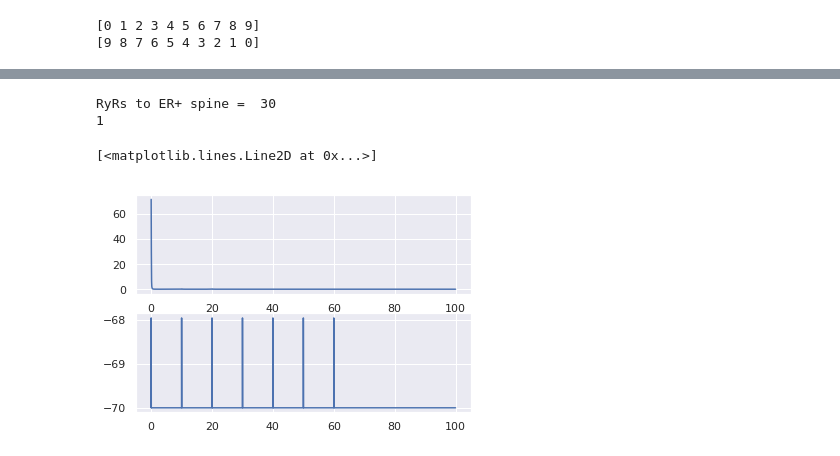
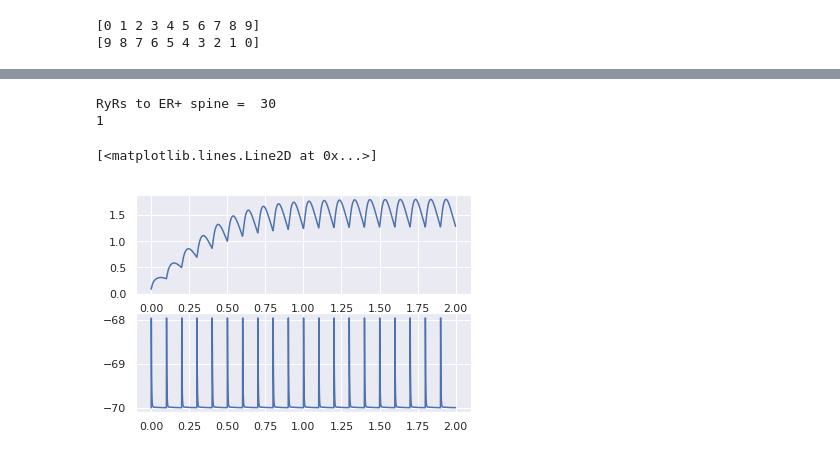
Before and after one commit to vjaltare/Metaplasticity-Memory, a Jupyter notebook: supplementary_RyR_analysis.ipynb, the cells around one changed output, grey strips where cells are left out. Saved outputs shown, nothing was run; the diff lists cells and outputs as text; code cells hidden in the pictures.

```diff
--- a/supplementary_RyR_analysis.ipynb
+++ b/supplementary_RyR_analysis.ipynb
@@ -55,7 +55,7 @@ e = 2.718
 ##############################################
 #### Prompting the user for input parameters:
 
-g_NMDAR,input_pattern,f_input,n_inputs,n_RyR = [65, 'rdp', 10, 25 ,30] #input("Input gNMDAR (pS), no. of IP3R, input_type, input frequency (Hz), no. of inputs, #RyRs: ").split(' ')
+g_NMDAR,input_pattern,f_input,n_inputs,n_RyR = [65, 'rdp', 1, 1 ,30] #input("Input gNMDAR (pS), no. of IP3R, input_type, input frequency (Hz), no. of inputs, #RyRs: ").split(' ')
 if input_pattern not in ['rdp','stdp']:
     print('input_type can only be "rdp" or "stdp"')
     raise SystemExit
@@ -516,7 +516,8 @@ nmdar_flux = [-(g_N_Ca/Vspine) * (I_N(s,u,i)/(g_N*(u - E_N))) * 0.078 * u * (ca
 #ip3r_flux = [alpha_ip3r * ip3r_tot * op * (ca_er - ca)/(Nav * Vspine) for op,ca_er,ca in zip(open_prob,sol[:,-10],sol[:,-9])]
 ####### RyR Flux ########
 JRyR = [(gRyR * n_RyR * Vr * (o1 + o2) * (ca_er - ca))  for o1,o2,ca_er,ca in zip(sol[:,-1], sol[:,-2], sol[:,-10], sol[:,-9])]
-
+print(Vmax_serca)
+print(k_erleak)
 ############################################################################################################################################################################
 
 #######################################################################################################
@@ -537,6 +538,7 @@ s = 1
 xinit = sol0[-1,:]
 sol0 = odeint(spine_model,xinit,t,atol=atol,rtol=rtol)
 print('checkpoint')
+
 ########################################################################################################
 
 ####################################################################################################
@@ -721,33 +787,35 @@ plt.plot(t4, CaTimeCourse[:,100])
 # %%
 tau_refill = 1e0 #s
 fTrace = np.arange(0.1, 20.1, 0.1)
-t4 = np.arange(0., 100., 1e-3)
+t4 = np.arange(0., 2., 1e-3)
 CaTimeCourse = np.zeros((t4.shape[0], fTrace.shape[0]))  ## With ER Stores (RyR mediated)
 CaTimeCourse0 = np.zeros((t4.shape[0], fTrace.shape[0])) ## Without ER stores (not mediated by RyR)
 itr = 0
 
-g_NMDAR, n_RyR, n_inputs, input_pattern, f_input  = [65, 30, 25, 'rdp', 0.1]  #g_NMDAR is in pS
+g_NMDAR, n_RyR, n_inputs, input_pattern, f_input  = [65, 30, 25, 'rdp', 10]  #g_NMDAR is in pS
 g_N = float(g_NMDAR) * 1e-12
 s = 1
+Vmax_serca = 1
+k_erleak = Vmax_serca * (ca_0**2)/((Kd_serca**2 + ca_0**2)*(ca_er_0 - ca_0))  ## /s
 xinit = sol[-1,:]
 print('RyRs to ER+ spine = ', n_RyR)
 tpre = [i/float(f_input) for i in range(int(float(n_inputs)))]
 sol4 = odeint(spine_model, xinit, t4, atol=atol,rtol=rtol )   ## with ER stores
     ##############################################################
 Vmax_serca = 0
 k_erleak = 0
 n_RyR = 0
 sol40 = odeint(spine_model, xinit, t4, atol=atol,rtol=rtol)  ##without ER stores
-CaTimeCourse[:,freq] = sol4[:,-9]
-CaTimeCourse0[:,freq] = sol40[:,-9]
+#CaTimeCourse[:,freq] = sol4[:,-9]
+#CaTimeCourse0[:,freq] = sol40[:,-9]
 itr += 1
 print(itr)
 plt.subplot(2,1,1)
 plt.plot(t4, sol40[:,-9])
 plt.subplot(2,1,2)
 plt.plot(t4, sol4[:,-12])
 # %% [output]
 RyRs to ER+ spine =  30
 1
 [<matplotlib.lines.Line2D at 0x...>]
-[figure, old version]
+[figure, new version]
```
Also changed, not shown: parts of 8 cells of this notebook.
